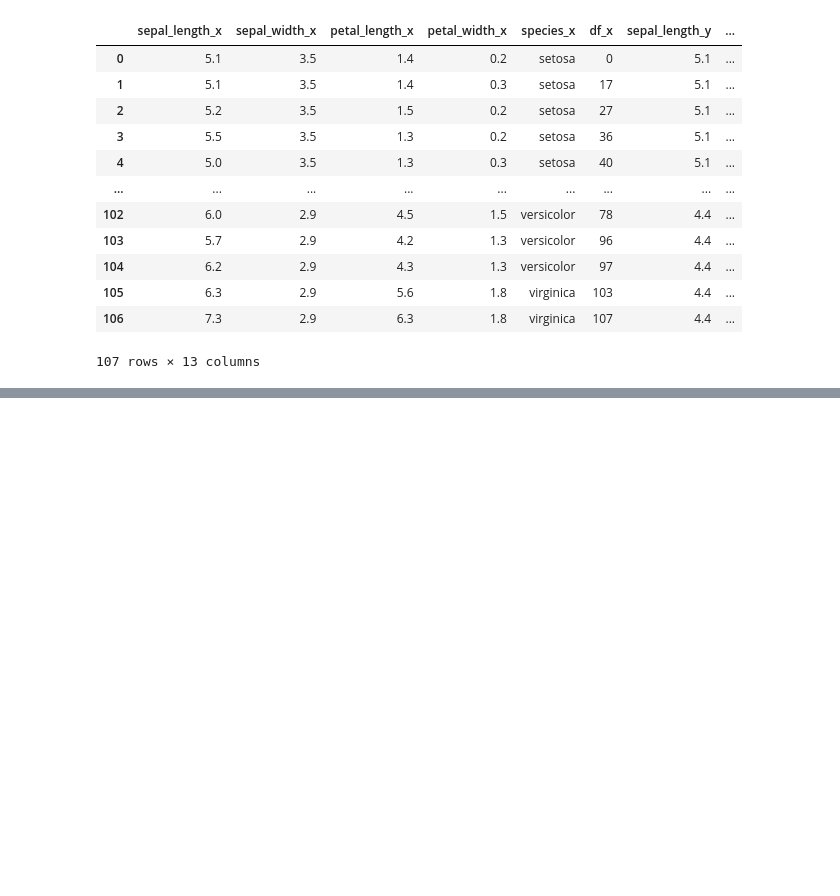
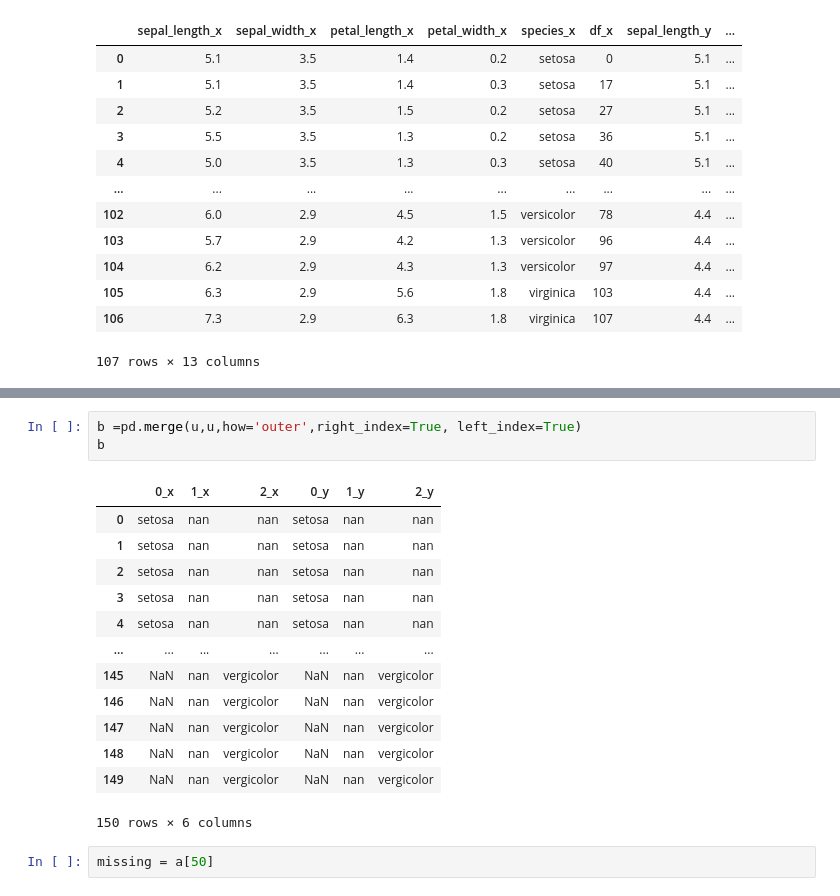
Before and after one commit to vvbshvv/12.22-, a Jupyter notebook: 연습6.ipynb, the cells around one changed output, grey strips where cells are left out. Saved outputs shown, nothing was run; the diff lists cells and outputs as text; blank space fills up the shorter version.

```diff
--- a/연습6.ipynb
+++ b/연습6.ipynb
@@ -172,0 +318,19 @@ a
+# %%
+b =pd.merge(u,u,how='outer',right_index=True, left_index=True)
+b
+# %% [output]
+|  | 0_x | 1_x | 2_x | 0_y | 1_y | 2_y |
+| 0 | setosa | nan | nan | setosa | nan | nan |
+| 1 | setosa | nan | nan | setosa | nan | nan |
+| 2 | setosa | nan | nan | setosa | nan | nan |
+| 3 | setosa | nan | nan | setosa | nan | nan |
+| 4 | setosa | nan | nan | setosa | nan | nan |
+| ... | ... | ... | ... | ... | ... | ... |
+| 145 | NaN | nan | vergicolor | NaN | nan | vergicolor |
+| 146 | NaN | nan | vergicolor | NaN | nan | vergicolor |
+| 147 | NaN | nan | vergicolor | NaN | nan | vergicolor |
+| 148 | NaN | nan | vergicolor | NaN | nan | vergicolor |
+| 149 | NaN | nan | vergicolor | NaN | nan | vergicolor |
+150 rows × 6 columns
+# %%
+missing = a[50]
```
Also changed, not shown: parts of 28 cells of this notebook.
